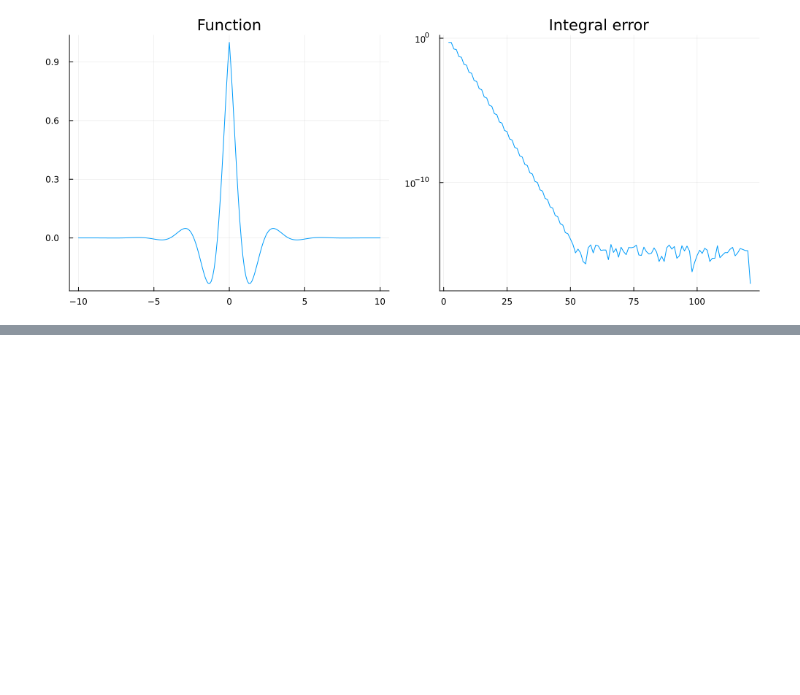
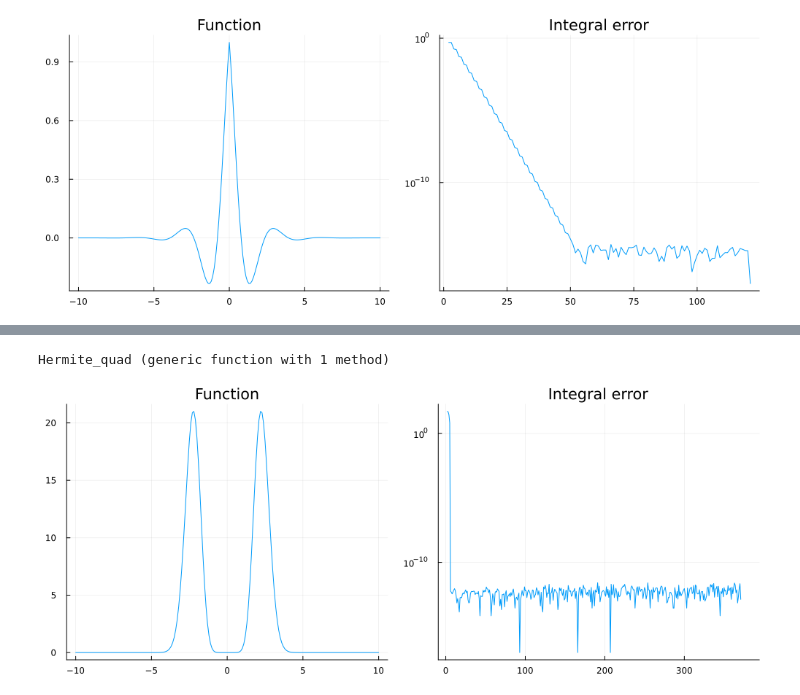
Before and after one commit to WietseVaes/NUTM-timestep, a Jupyter notebook: Memos/Gauss_Quadrature.ipynb, the cells around one changed output, grey strips where cells are left out. Saved outputs shown, nothing was run; the diff lists cells and outputs as text; code cells hidden in the pictures; blank space fills up the shorter version.

```diff
--- a/Memos/Gauss_Quadrature.ipynb
+++ b/Memos/Gauss_Quadrature.ipynb
@@ -80,28 +84,21 @@ function Hermite_quad(f_o,s,N)
 
     f = x -> map(f_o,map(s.c,x)) .* exp(x .^ 2)  .* map(s.w,x); # map to real line
 
-    DD = diagm(1 => ones(N-1) ./ 2, -1 => collect(1:(N-1)))
+    a = zeros(N);
+    b = sqrt.((1:N) ./ 2)
+    x, w, uu = grid_weight_find(a,b)
 
-    invvec = ones(N);
-
-    for NN = 1:(N-1)
-        invvec[NN+1] = invvec[NN] * sqrt(2*NN)
-    end
-    vvec = 1. ./ invvec
-    Sim_mat = diagm(0 => vvec); invSim_mat = diagm(0 => invvec)
-
-    J = Sim_mat * DD * invSim_mat
-
-    x, U = eigen(J);
-
-    U = transpose(sign.(U[1,:])) .* U
-
-    w = abs.(U[1,:]).^2*sqrt(pi) # multiply by int of e^(-x^2)
+    w *= sqrt(pi) # multiply by int of e^(-x^2)
 
     res = sum(w .* map(f,x))
 
     return res
 end
+# %% [output]
+Hermite_quad (generic function with 1 method)
 # %%
 f = x -> x.^10 .* exp(-x.^2); true_res = 945*sqrt(π)/32
 #a = 100; f = x -> cos(a*x).*exp(-x.^2); true_res = sqrt(pi)*exp(-a^2/4)
+int_err_plot(Hermite_quad,f,true_res,s,1200)
+# %% [output]
+[figure, added]
```
Also changed, not shown: parts of 2 cells of this notebook, 14 other files.
